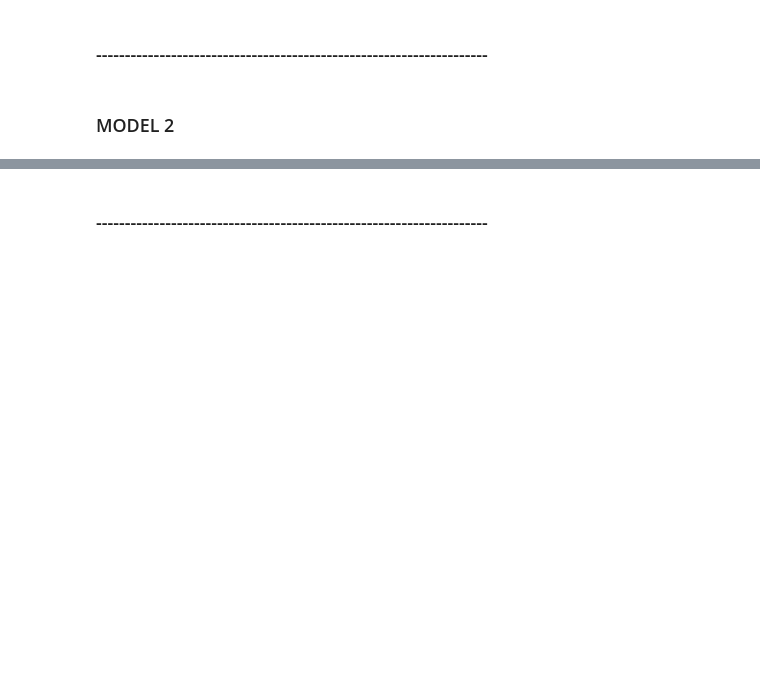
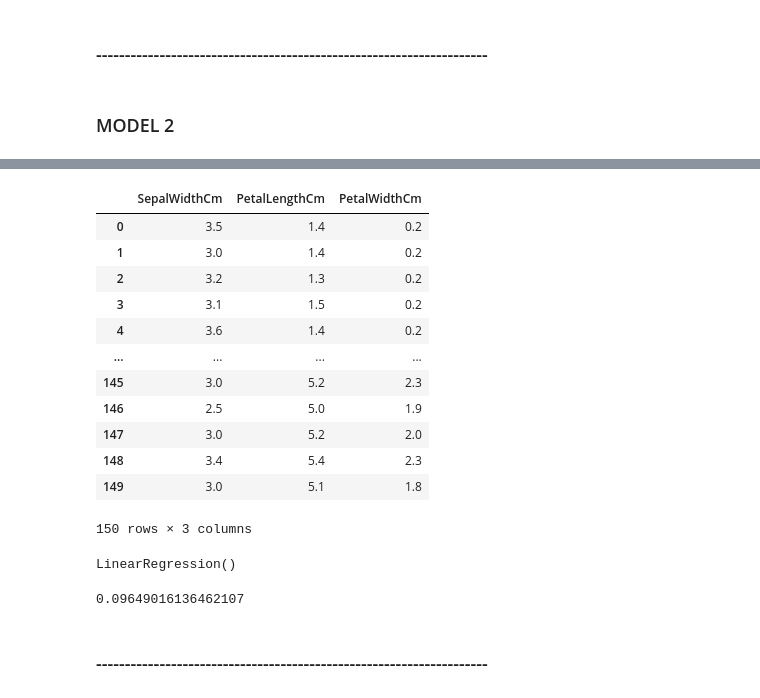
Before and after one commit to nickf28/Iris-Model-Training, a Jupyter notebook: flowers.ipynb, the cells around one changed output, grey strips where cells are left out. Cells and saved outputs as stored; diff of their text form; code cells hidden in the pictures; blank space fills up the shorter version.

```diff
--- a/flowers.ipynb
+++ b/flowers.ipynb
@@ -185,0 +203,17 @@ mean_squared_error(y_test, y_pred)
+# %%
+x = df[["SepalWidthCm", "PetalLengthCm", "PetalWidthCm"]]
+x
+# %% [output]
+|  | SepalWidthCm | PetalLengthCm | PetalWidthCm |
+| 0 | 3.5 | 1.4 | 0.2 |
+| 1 | 3.0 | 1.4 | 0.2 |
+| 2 | 3.2 | 1.3 | 0.2 |
+| 3 | 3.1 | 1.5 | 0.2 |
+| 4 | 3.6 | 1.4 | 0.2 |
+| ... | ... | ... | ... |
+| 145 | 3.0 | 5.2 | 2.3 |
+| 146 | 2.5 | 5.0 | 1.9 |
+| 147 | 3.0 | 5.2 | 2.0 |
+| 148 | 3.4 | 5.4 | 2.3 |
+| 149 | 3.0 | 5.1 | 1.8 |
+150 rows × 3 columns
@@ -185,0 +224,4 @@ mean_squared_error(y_test, y_pred)
+# %%
+lr.fit(x_train, y_train)
+# %% [output]
+LinearRegression()
@@ -186,2 +230,6 @@ mean_squared_error(y_test, y_pred)
+# %%
+mean_squared_error(y_test, y_pred)
+# %% [output]
+0.09649016136462107
 # %% [markdown]
 ### --------------------------------------------------------------------
```
Also changed, not shown: parts of 12 cells of this notebook.
